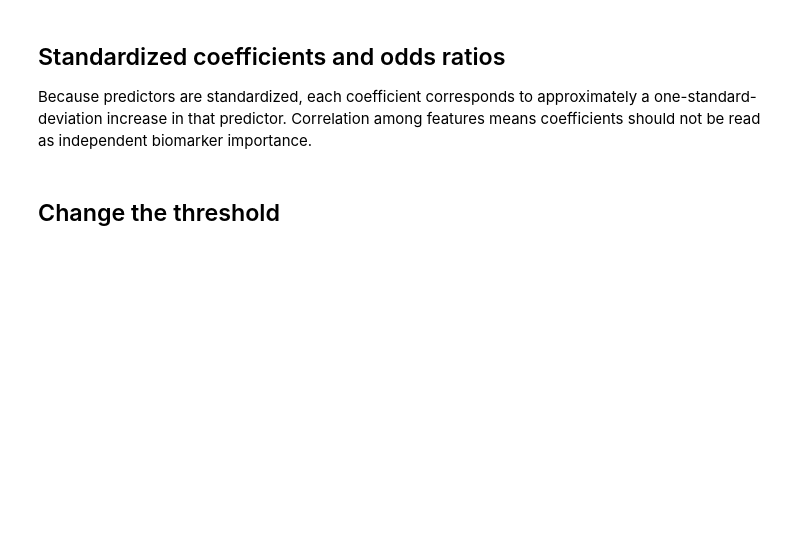
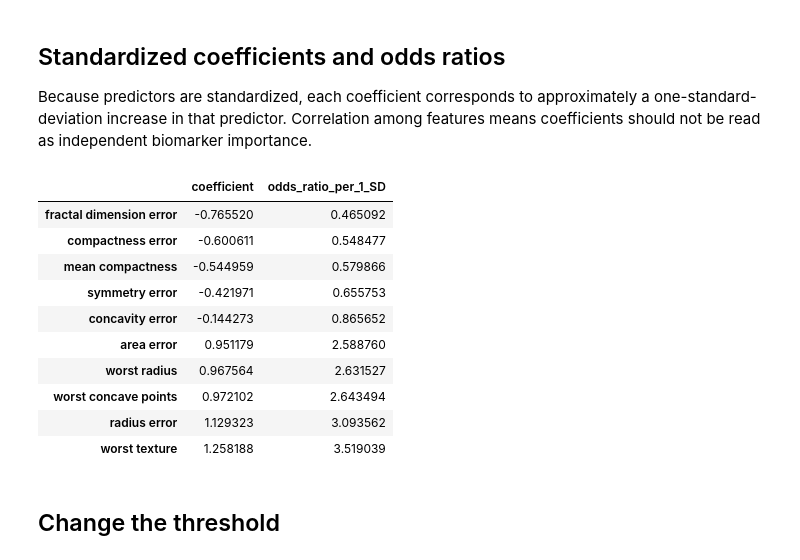
Before and after one commit to du-lab-data-science/teach-machine-learning, a Jupyter notebook: topics/5_classification/1_logistic-regression/2_python-lab/logistic_regression.ipynb, the cells around one changed output. Drawn from its saved outputs; the diff is of its cells as text; code cells hidden in the pictures; blank space fills up the shorter version.

```diff
--- a/topics/5_classification/1_logistic-regression/2_python-lab/logistic_regression.ipynb
+++ b/topics/5_classification/1_logistic-regression/2_python-lab/logistic_regression.ipynb
@@ -76,12 +182,24 @@ preview
 ## Standardized coefficients and odds ratios
 Because predictors are standardized, each coefficient corresponds to approximately a one-standard-deviation increase in that predictor. Correlation among features means coefficients should not be read as independent biomarker importance.
 # %%
-coef = pd.Series(logit.named_steps["clf"].coef_[0], index=X.columns)
+coef = pd.Series(lr_model.named_steps["clf"].coef_[0], index=X.columns)
 coef_table = pd.DataFrame({
     "coefficient": coef,
     "odds_ratio_per_1_SD": np.exp(coef)
 }).sort_values("coefficient")
 pd.concat([coef_table.head(5), coef_table.tail(5)])
+# %% [output]
+|  | coefficient | odds_ratio_per_1_SD |
+| fractal dimension error | -0.765520 | 0.465092 |
+| compactness error | -0.600611 | 0.548477 |
+| mean compactness | -0.544959 | 0.579866 |
+| symmetry error | -0.421971 | 0.655753 |
+| concavity error | -0.144273 | 0.865652 |
+| area error | 0.951179 | 2.588760 |
+| worst radius | 0.967564 | 2.631527 |
+| worst concave points | 0.972102 | 2.643494 |
+| radius error | 1.129323 | 3.093562 |
+| worst texture | 1.258188 | 3.519039 |
 # %% [markdown]
 ## Change the threshold
 # %%
```
Also changed, not shown: parts of 18 cells of this notebook.
